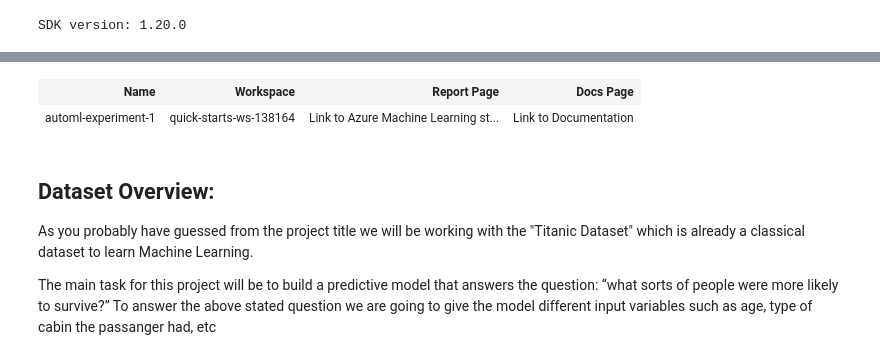
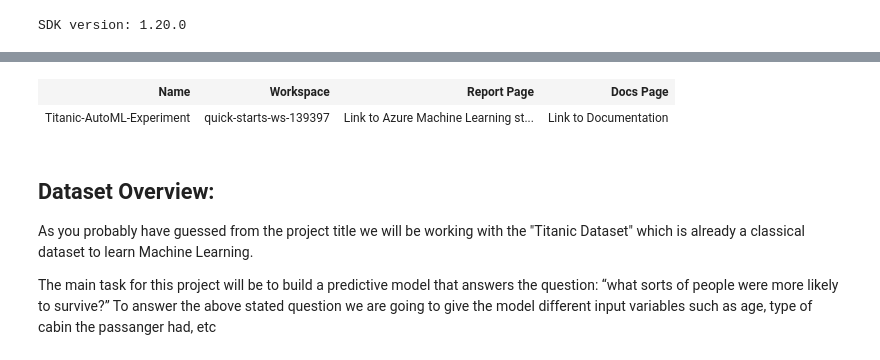
Before and after one commit to ddgope/Kaggle-Titanic-Survival-Prediction, a Jupyter notebook: AzureAutoML.ipynb, the cells around one changed output, grey strips where cells are left out. Drawn from its saved outputs; the diff is of its cells as text; code cells hidden in the pictures.

```diff
--- a/AzureAutoML.ipynb
+++ b/AzureAutoML.ipynb
@@ -37,14 +37,14 @@ ws = Workspace.from_config()
 # %%
 # Create Experiment
 
-experiment_name = 'automl-experiment-1'
-project_folder = './pipeline-project'
+experiment_name = 'Titanic-AutoML-Experiment'
+project_folder = './Titanic-project'
 
 experiment = Experiment(ws, experiment_name)
 experiment
 # %% [output]
 | Name | Workspace | Report Page | Docs Page |
-| automl-experiment-1 | quick-starts-ws-138164 | Link to Azure Machine Learning st... | Link to Documentation |
+| Titanic-AutoML-Experiment | quick-starts-ws-139397 | Link to Azure Machine Learning st... | Link to Documentation |
 # %% [markdown]
 ## Dataset Overview:
 
```
Also changed, not shown: parts of 9 cells of this notebook, 1 other file.
